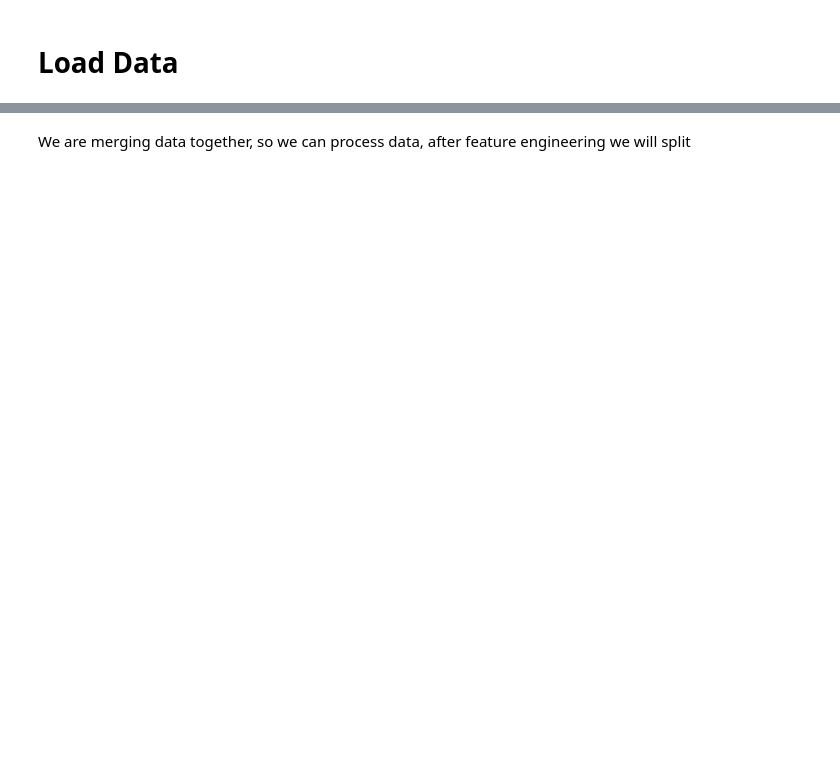
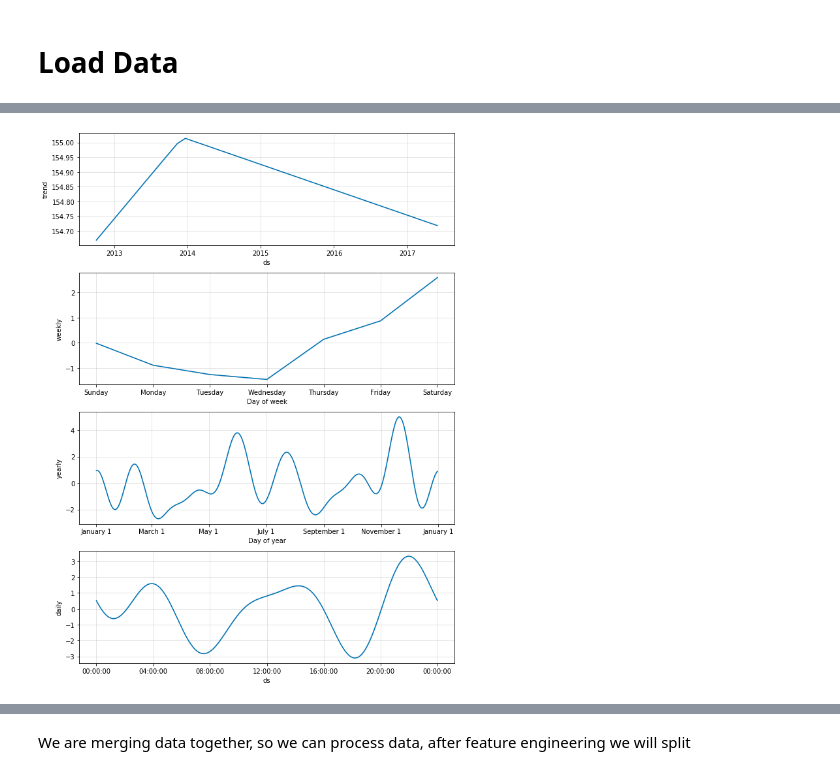
Before and after one commit to ashishpatel0720/ml, a Jupyter notebook: src/problems/hackerearth/notebook/AirQuanlityIndexPredictor.ipynb, the cells around one changed output, grey strips where cells are left out. Saved outputs shown, nothing was run; the diff lists cells and outputs as text; code cells hidden in the pictures; blank space fills up the shorter version.

```diff
--- a/src/problems/hackerearth/notebook/AirQuanlityIndexPredictor.ipynb
+++ b/src/problems/hackerearth/notebook/AirQuanlityIndexPredictor.ipynb
@@ -36,3 +49,7 @@ raw_test=pd.read_csv('../data/test.csv')
+# %%
+fig = m.plot_components(fcst)
+# %% [output]
+[figure, added]
 # %%
 raw_train.info() # So, there are some null in Age, Cabin and Embarked
 # %% [output]
```
Also changed, not shown: parts of 49 cells of this notebook, 2 other files.
